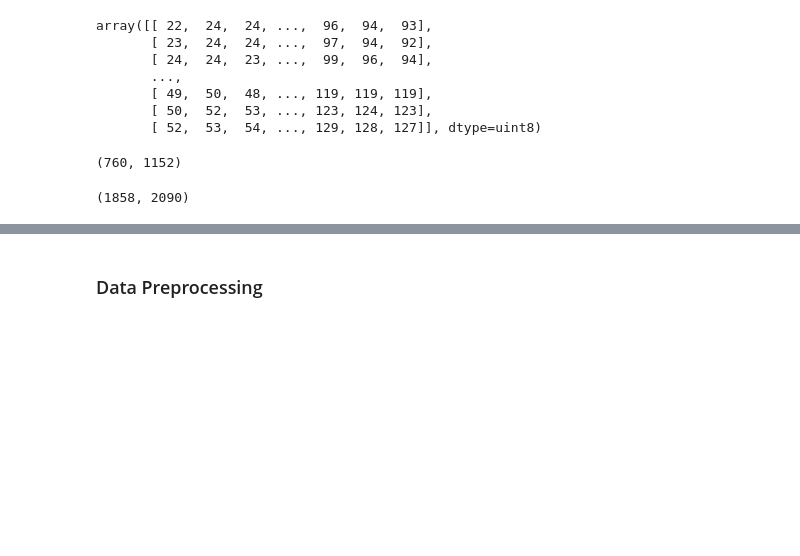
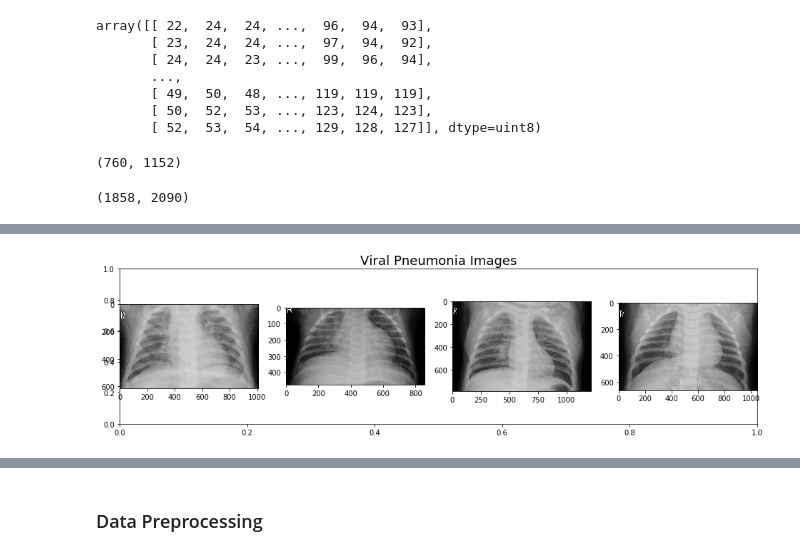
Before and after one commit to sibeltan/pneumonia_detection_CNN, a Jupyter notebook: 1_Data_Exploration_EDA.ipynb, the cells around one changed output, grey strips where cells are left out. Cells and saved outputs as stored; diff of their text form; code cells hidden in the pictures; blank space fills up the shorter version.

```diff
--- a/1_Data_Exploration_EDA.ipynb
+++ b/1_Data_Exploration_EDA.ipynb
@@ -121 +140,14 @@ plt.show()
+# %%
+# Plot first four bacterial pneumonia images
+fig=plt.figure(figsize=(16, 4))
+plt.title('Viral Pneumonia Images', fontsize=18)
+cols = 4
+rows = 1
+for i in range(1, cols*rows +1):
+    img = np.asarray(plt.imread(v_images[i]))
+    fig.add_subplot(rows, cols, i)
+    plt.imshow(img, cmap='gray', vmin=0, vmax=255)
+plt.show()
+# %% [output]
+[figure, added]
 # %%
```
Also changed, not shown: parts of 33 cells of this notebook, 29 other files.
